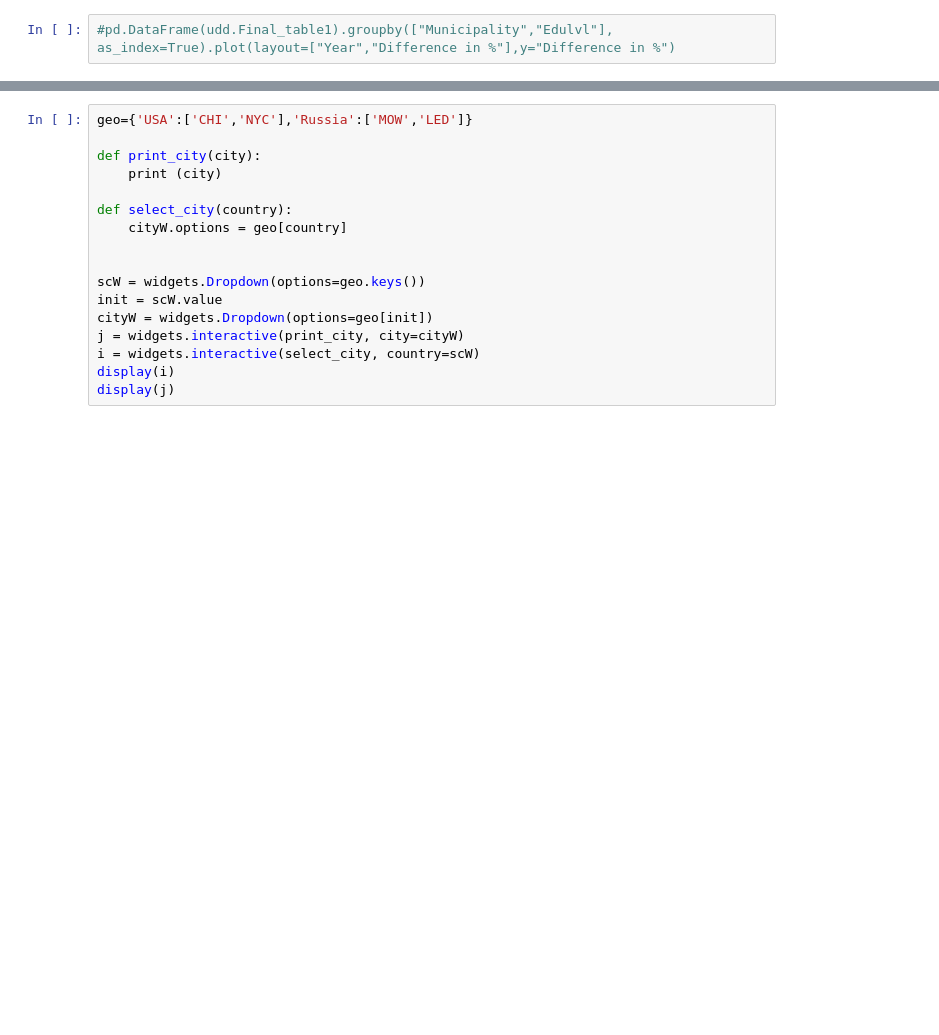
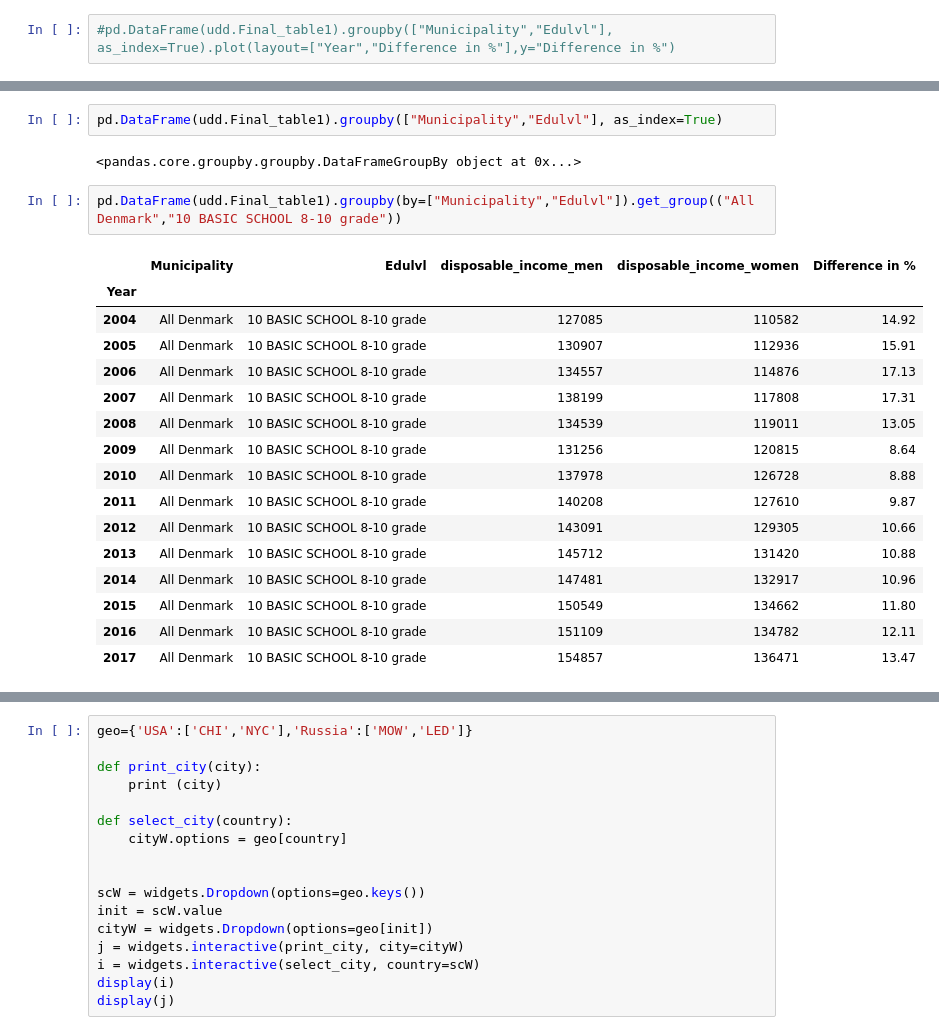
Before and after one commit to kzm266/projects-2019-anaconda-bois, a Jupyter notebook: dataproject/Real Data.ipynb, the cells around one changed output, grey strips where cells are left out. Drawn from its saved outputs; the diff is of its cells as text; blank space fills up the shorter version.

```diff
--- a/dataproject/Real Data.ipynb
+++ b/dataproject/Real Data.ipynb
@@ -178,3 +176,26 @@ NameError: name 'Municipality' is not defined
+# %%
+pd.DataFrame(udd.Final_table1).groupby(["Municipality","Edulvl"], as_index=True)
+# %% [output]
+<pandas.core.groupby.groupby.DataFrameGroupBy object at 0x...>
+# %%
+pd.DataFrame(udd.Final_table1).groupby(by=["Municipality","Edulvl"]).get_group(("All Denmark","10 BASIC SCHOOL 8-10 grade"))
+# %% [output]
+|  | Municipality | Edulvl | disposable_income_men | disposable_income_women | Difference in % |
+| Year |  |  |  |  |  |
+| 2004 | All Denmark | 10 BASIC SCHOOL 8-10 grade | 127085 | 110582 | 14.92 |
+| 2005 | All Denmark | 10 BASIC SCHOOL 8-10 grade | 130907 | 112936 | 15.91 |
+| 2006 | All Denmark | 10 BASIC SCHOOL 8-10 grade | 134557 | 114876 | 17.13 |
+| 2007 | All Denmark | 10 BASIC SCHOOL 8-10 grade | 138199 | 117808 | 17.31 |
+| 2008 | All Denmark | 10 BASIC SCHOOL 8-10 grade | 134539 | 119011 | 13.05 |
+| 2009 | All Denmark | 10 BASIC SCHOOL 8-10 grade | 131256 | 120815 | 8.64 |
+| 2010 | All Denmark | 10 BASIC SCHOOL 8-10 grade | 137978 | 126728 | 8.88 |
+| 2011 | All Denmark | 10 BASIC SCHOOL 8-10 grade | 140208 | 127610 | 9.87 |
+| 2012 | All Denmark | 10 BASIC SCHOOL 8-10 grade | 143091 | 129305 | 10.66 |
+| 2013 | All Denmark | 10 BASIC SCHOOL 8-10 grade | 145712 | 131420 | 10.88 |
+| 2014 | All Denmark | 10 BASIC SCHOOL 8-10 grade | 147481 | 132917 | 10.96 |
+| 2015 | All Denmark | 10 BASIC SCHOOL 8-10 grade | 150549 | 134662 | 11.80 |
+| 2016 | All Denmark | 10 BASIC SCHOOL 8-10 grade | 151109 | 134782 | 12.11 |
+| 2017 | All Denmark | 10 BASIC SCHOOL 8-10 grade | 154857 | 136471 | 13.47 |
 # %%
 widgets.interact(udd.Difference,
                  Municipality = widgets.Dropdown(options = ['All Denmark', 'Province Byen København', 'Province Fyn', 'Province Københavns omegn', 'Province Nordjylland', 'Province Sydjylland', 'Province Vest- og Sydsjælland', 'Province Vestjylland', 'Province Østjylland', 'Province Østjylland', 'Province Nordsjælland', 'Province Bornholm']),
```
Also changed, not shown: parts of 5 cells of this notebook, 2 other files.
